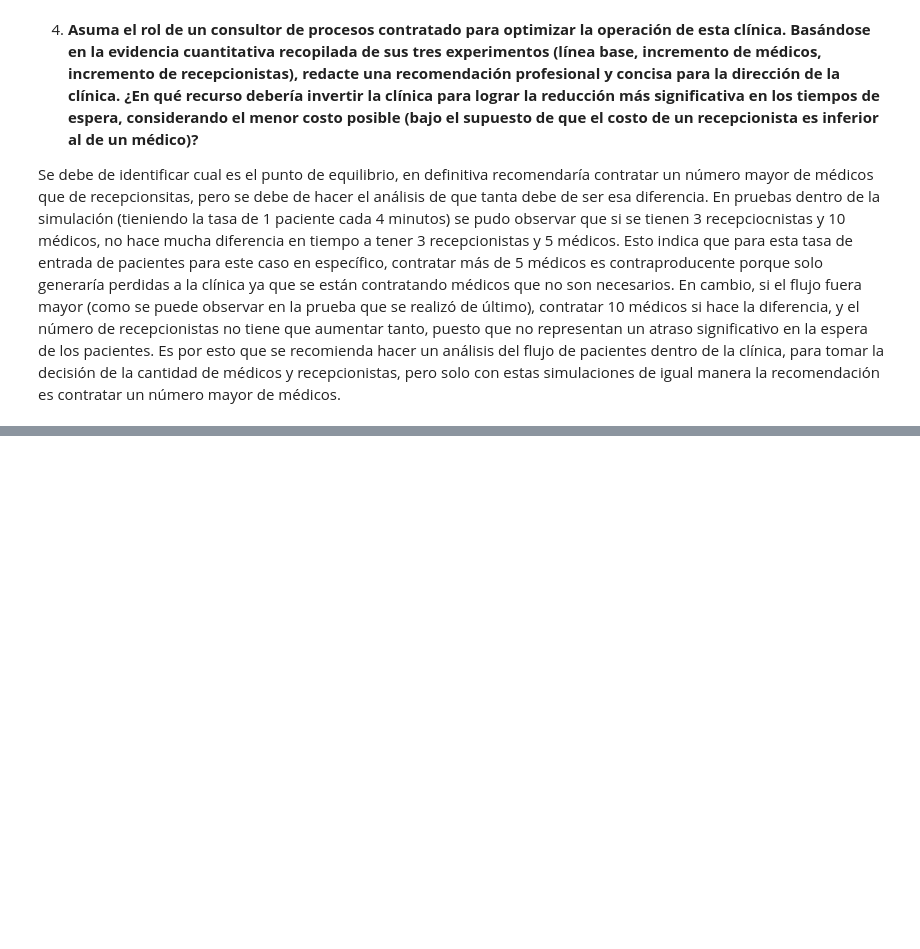
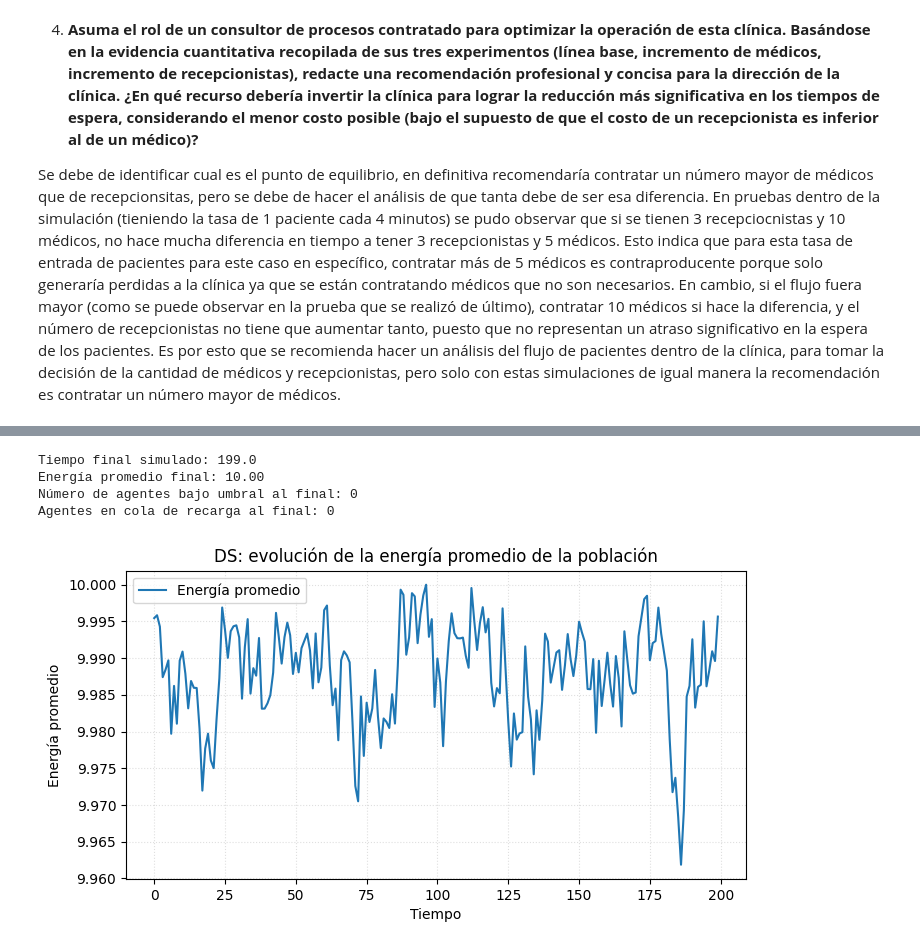
Before and after one commit to angelargd8/lab7-modsim, a Jupyter notebook: main.ipynb, the cells around one changed output, grey strips where cells are left out. Saved outputs shown, nothing was run; the diff lists cells and outputs as text; code cells hidden in the pictures; blank space fills up the shorter version.

```diff
--- a/main.ipynb
+++ b/main.ipynb
@@ -325,0 +539,30 @@ Se debe de identificar cual es el punto de equilibrio, en definitiva recomendar
+# %%
+# Análisis básico de resultados
+tiempos = resultados["tiempos"]
+energia_promedio = resultados["energia_promedio"]
+agentes_bajo_umbral = resultados["agentes_bajo_umbral"]
+en_cola_recarga = resultados["en_cola_recarga"]
+
+print(f"Tiempo final simulado: {tiempos[-1]:.1f}")
+print(f"Energía promedio final: {energia_promedio[-1]:.2f}")
+print(f"Número de agentes bajo umbral al final: {agentes_bajo_umbral[-1]}")
+print(f"Agentes en cola de recarga al final: {en_cola_recarga[-1]}")
+# %% [output]
+Tiempo final simulado: 199.0
+Energía promedio final: 10.00
+Número de agentes bajo umbral al final: 0
+Agentes en cola de recarga al final: 0
+# %%
+# Gráficas de resultados
+
+# Energía promedio a lo largo del tiempo
+plt.figure(figsize=(8, 4))
+plt.plot(tiempos, energia_promedio, label="Energía promedio")
+plt.xlabel("Tiempo")
+plt.ylabel("Energía promedio")
+plt.title("DS: evolución de la energía promedio de la población")
+plt.grid(True, linestyle=":", alpha=0.4)
+plt.legend()
+plt.show()
+# %% [output]
+[figure, added]
```
Also changed, not shown: parts of 8 cells of this notebook.
